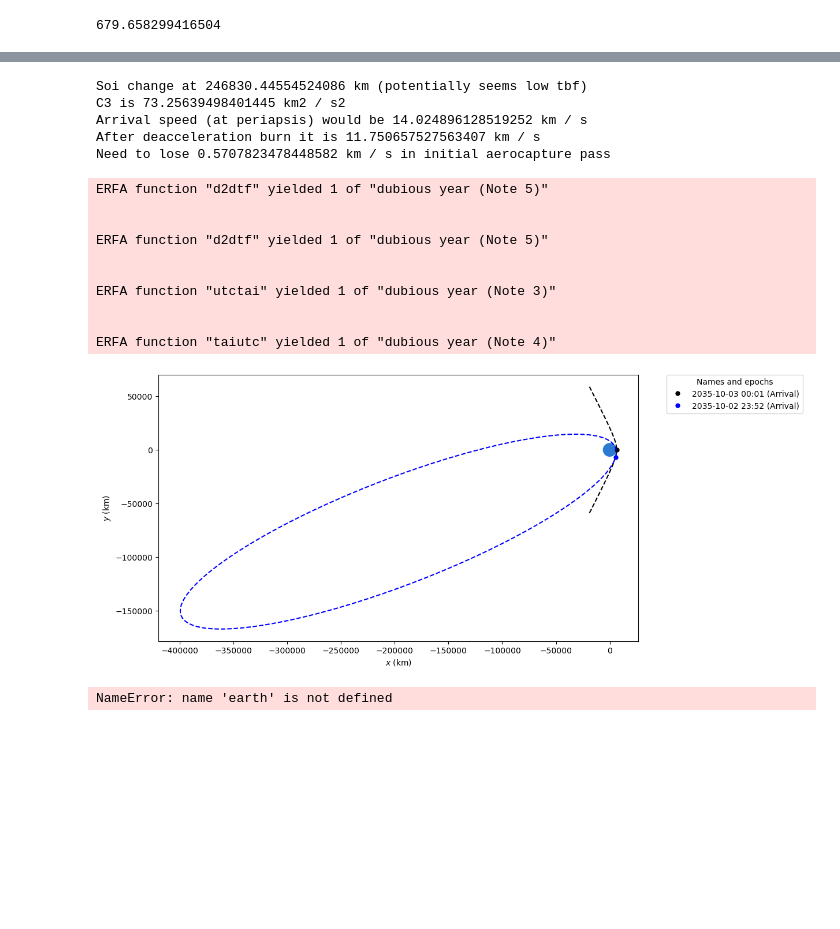
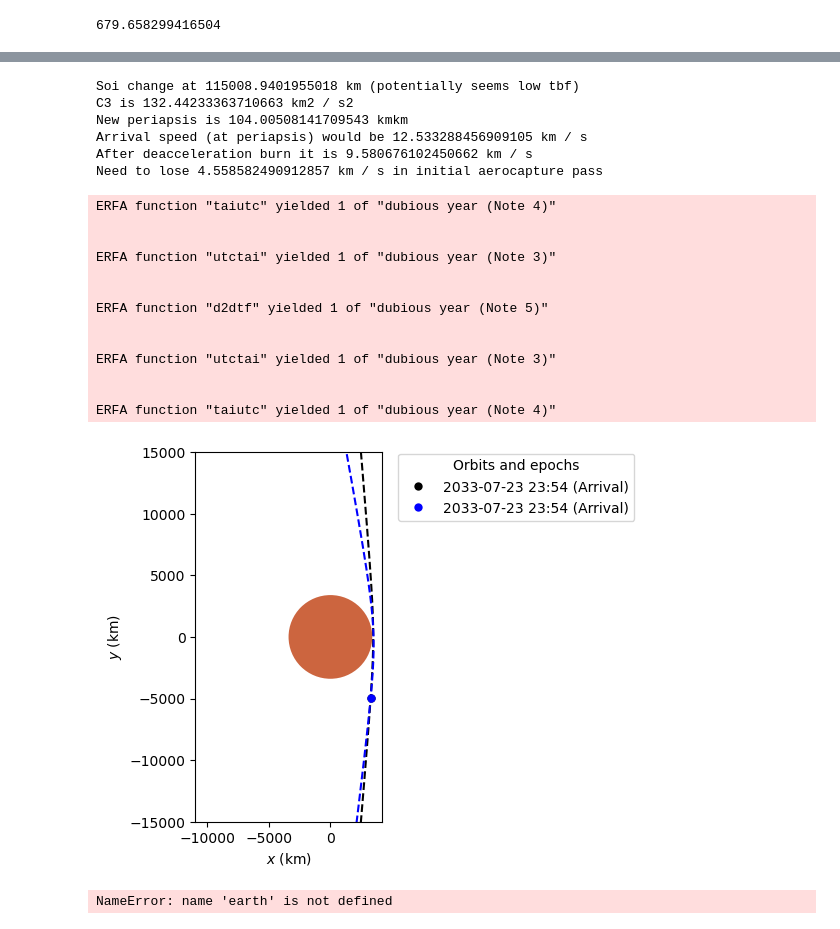
Before and after one commit to jackSN8/mars-3-months, a Jupyter notebook: trajectories/general_trajectory.ipynb, the cells around one changed output, grey strips where cells are left out. Drawn from its saved outputs; the diff is of its cells as text; code cells hidden in the pictures; blank space fills up the shorter version.

```diff
--- a/trajectories/general_trajectory.ipynb
+++ b/trajectories/general_trajectory.ipynb
@@ -247,7 +253,7 @@ Actual arrival at 2035-10-02 21:52:33.184
 
 
 
-retro_time = 500*u.second #how long before entry interface to do the retro burn
+retro_time = 400*u.second #how long before entry interface to do the retro burn
 
 ss_final = lowest_orb.propagate(soi_change_point-date_launch)
 
@@ -280,12 +286,18 @@ arrival_orbit = Orbit.from_classical(
 pre_burn_orbit = arrival_orbit.propagate(-retro_time)
 #perform the retro burn
 prograde_vector = (pre_burn_orbit.v/(np.linalg.norm(pre_burn_orbit.v))).value
+#offset by a little as we dont want periapsis going into the atmosphere
+rad_vector = (pre_burn_orbit.r/(np.linalg.norm(pre_burn_orbit.r))).value
+rad_offset_weight = 0.13
+retro_vector = -(prograde_vector-rad_offset_weight*rad_vector)
+retro_vector = retro_vector/np.linalg.norm(retro_vector)
+
 # print(prograde_vector)
 
 
 ##no deaccleration burn for arriving at Earth for now
 #if(body_2 == Mars):
-burn_dv = -0.001*reserve_dv*prograde_vector
+burn_dv = 0.001*reserve_dv*(retro_vector)
 #print(burn_dv)
 # else:
 #     burn_dv = 0*prograde_vector
@@ -294,11 +306,18 @@ retro_burn = Maneuver((0*u.s,burn_dv*u.km/u.s))
 #retro_burn = Maneuver((0*u.s,[0,1,0]*u.km/u.s))
 post_burn_orbit = pre_burn_orbit.apply_maneuver(retro_burn)
 
+print(f"New periapsis is {post_burn_orbit.r_p-Mars.R}km")
 
-earth_plotter = StaticOrbitPlotter()
+ax = plt.gca()       # or plotter.ax if you stored it directly
+ax.set_ylim([-1.5e4, 1.5e4])
 
-earth_plotter.plot(arrival_orbit, label="Arrival", color="k")
+earth_plotter = StaticOrbitPlotter(ax)
+
+
+earth_plotter.plot(pre_burn_orbit, label="Arrival", color="k")
 earth_plotter.plot(post_burn_orbit, label="Arrival", color="b")
+#earth_plotter.
+
 # print(post_burn_orbit.v)
 # print(post_burn_orbit.r)
 
@@ -306,40 +325,44 @@ post_burn_orbit = post_burn_orbit.propagate(-post_burn_orbit.t_p)
 arrival_circular_orbit = Orbit.circular(body_2,alt = 200*u.km)
 
 print(f"Arrival speed (at periapsis) would be {np.linalg.norm(arrival_orbit.v)}")
 print(f"After deacceleration burn it is {np.linalg.norm(post_burn_orbit.v)}")
 print(f"Need to lose {np.linalg.norm(post_burn_orbit.v)-body_2.escape_velocity()} in initial aerocapture pass")
 
 ####code below tries to calculate real orbit, but patched conics problems force a c3 only calculation orbit tbf
 
 # #grav_difference = Sun.mass/(np.linalg.norm(ss_final.r)**2)-Earth.mass/(np.linalg.norm(r_sc_arriv)**2)
 # print(grav_difference)
 
 # arrival_orbit = Orbit.from_vectors(Earth,r_sc_arriv,v_sc_arriv,epoch=date_arrival-offset_time)
 # #arrival_orbit = arrival_orbit.propagate(0.3*u.day)
 # print(arrival_orbit)
 # print(f"This orbit gets to within {arrival_orbit.r_p-Earth.R} of the surface of earth")
 # print(f"Earth position at {lowest_date}")
 
 # earth_plotter = StaticOrbitPlotter()
 
 # earth_plotter.plot(arrival_orbit, label="earth Arrival", color="k")
 # %% [output]
-Soi change at 246830.44554524086 km (potentially seems low tbf)
-C3 is 73.25639498401445 km2 / s2
-Arrival speed (at periapsis) would be 14.024896128519252 km / s
-After deacceleration burn it is 11.750657527563407 km / s
-Need to lose 0.5707823478448582 km / s in initial aerocapture pass
+Soi change at 115008.9401955018 km (potentially seems low tbf)
+C3 is 132.44233363710663 km2 / s2
+New periapsis is 104.00508141709543 kmkm
+Arrival speed (at periapsis) would be 12.533288456909105 km / s
+After deacceleration burn it is 9.580676102450662 km / s
+Need to lose 4.558582490912857 km / s in initial aerocapture pass
-ERFA function "d2dtf" yielded 1 of "dubious year (Note 5)"
+ERFA function "taiutc" yielded 1 of "dubious year (Note 4)"
+
+
+ERFA function "utctai" yielded 1 of "dubious year (Note 3)"
 
 
 ERFA function "d2dtf" yielded 1 of "dubious year (Note 5)"
 
 
 ERFA function "utctai" yielded 1 of "dubious year (Note 3)"
 
 
 ERFA function "taiutc" yielded 1 of "dubious year (Note 4)"
-[figure, old version]
+[figure, new version]
 # %%
 #for the optimized trajectory, re get the epherimis
 date_launch = lowest_date
```
Also changed, not shown: parts of 5 cells of this notebook, 3 other files.
